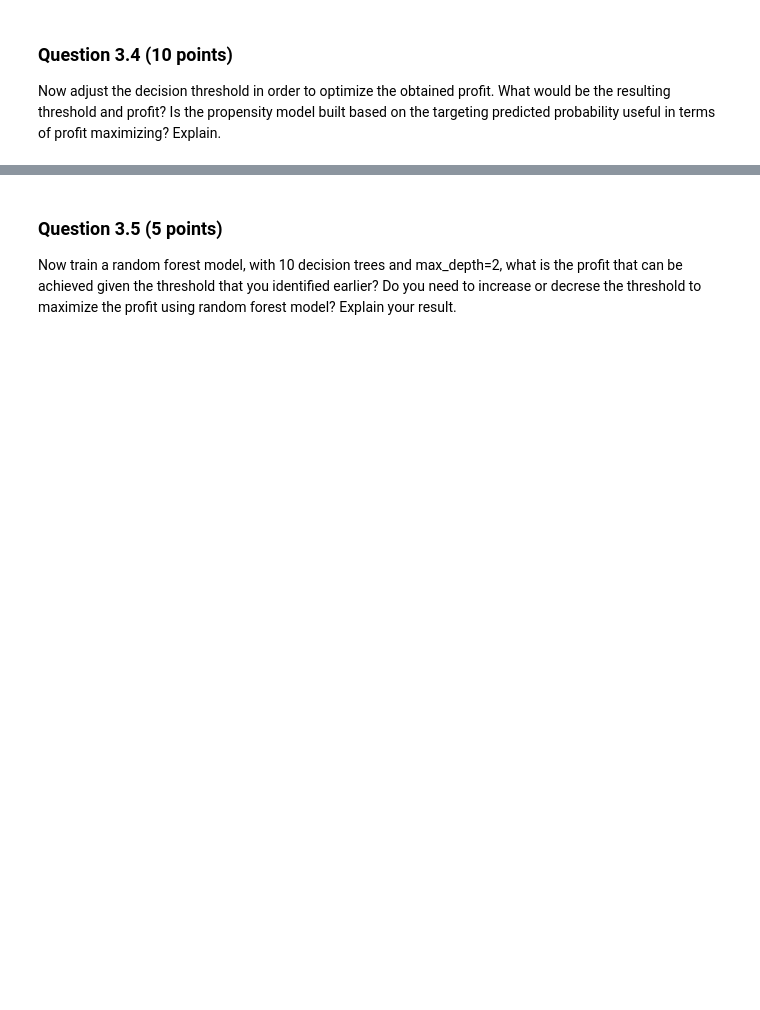
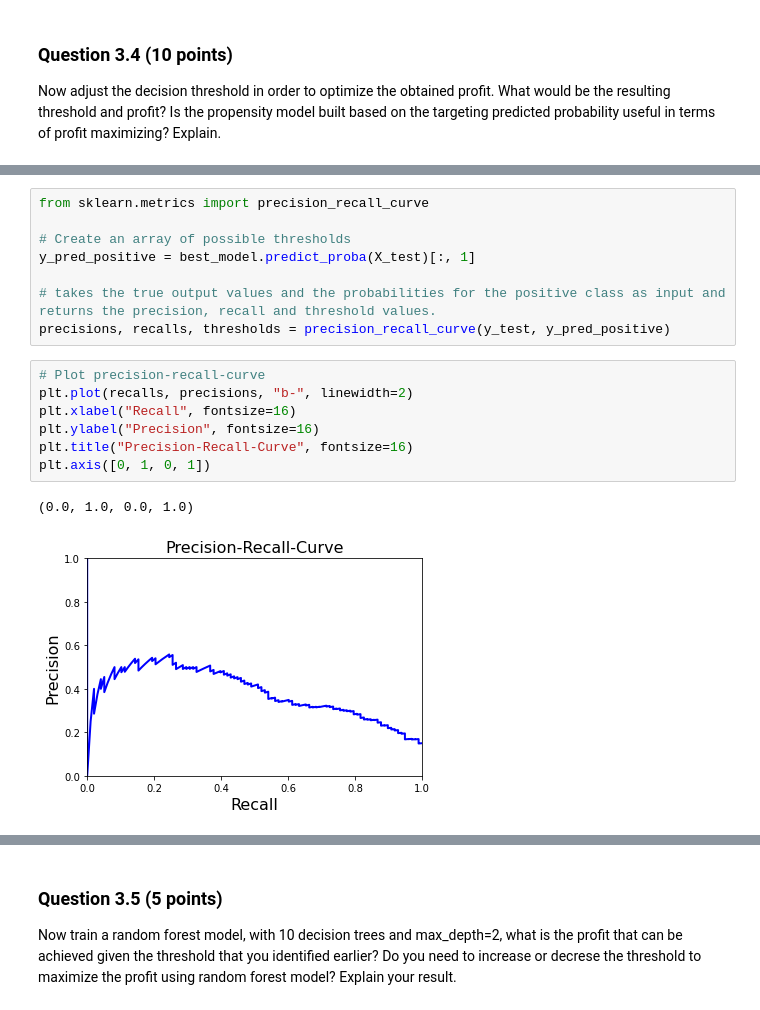
Before and after one commit to calculator3000/ml-assignment-1, a Jupyter notebook: 2487_2223_Assignment1.ipynb, the cells around one changed output, grey strips where cells are left out. Cells and saved outputs as stored; diff of their text form; blank space fills up the shorter version.

```diff
--- a/2487_2223_Assignment1.ipynb
+++ b/2487_2223_Assignment1.ipynb
@@ -634,0 +916,18 @@ Now adjust the decision threshold in order to optimize the obtained profit. What
+# %%
+from sklearn.metrics import precision_recall_curve
+
+# Create an array of possible thresholds
+y_pred_positive = best_model.predict_proba(X_test)[:, 1]
+
+# takes the true output values and the probabilities for the positive class as input and returns the precision, recall and threshold values.
+precisions, recalls, thresholds = precision_recall_curve(y_test, y_pred_positive)
+# %%
+# Plot precision-recall-curve
+plt.plot(recalls, precisions, "b-", linewidth=2)
+plt.xlabel("Recall", fontsize=16)
+plt.ylabel("Precision", fontsize=16)
+plt.title("Precision-Recall-Curve", fontsize=16)
+plt.axis([0, 1, 0, 1])
+# %% [output]
+(0.0, 1.0, 0.0, 1.0)
+[figure, added]
```
Also changed, not shown: parts of 47 cells of this notebook.
